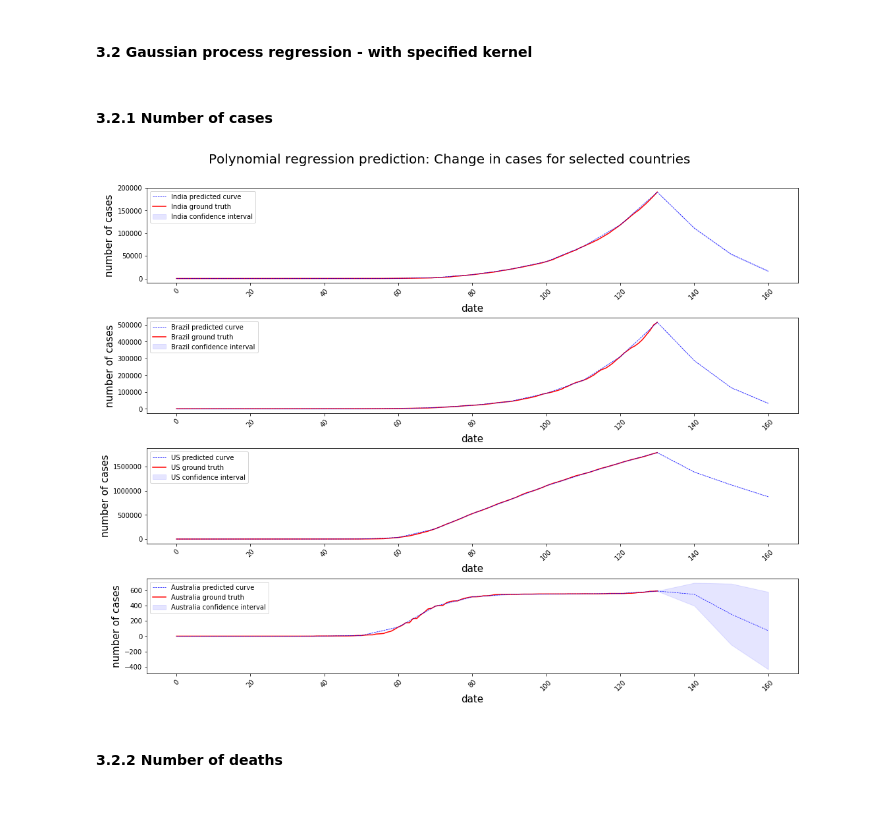
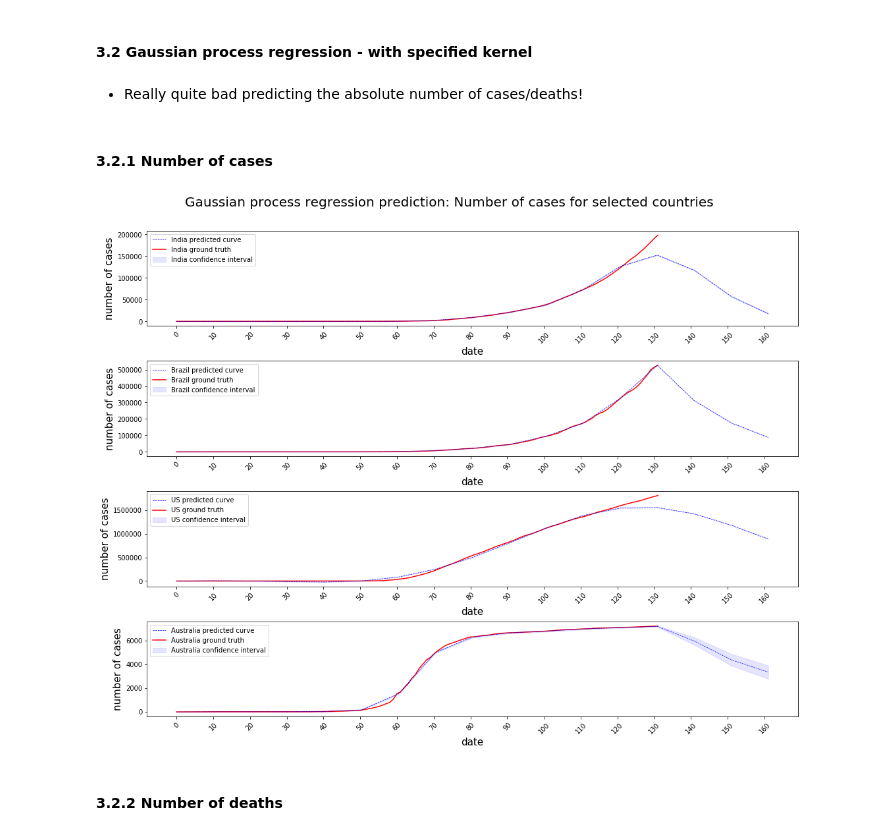
Before and after one commit to j-greggazz/Kaggle, a Jupyter notebook: covid_19/notebooks/Covid 19 comparisons & predictions for selected countries.ipynb, the cells around one changed output. Drawn from its saved outputs; the diff is of its cells as text; code cells hidden in the pictures; blank space fills up the shorter version.

```diff
--- a/covid_19/notebooks/Covid 19 comparisons & predictions for selected countries.ipynb
+++ b/covid_19/notebooks/Covid 19 comparisons & predictions for selected countries.ipynb
@@ -448,7 +451,7 @@ def plotGaussPredictions(df, labels, countryList, pred_window, alphaNoise, kerne
         plt.xticks(rotation=45)
         plt.xlabel("date", size = 15)
         loc = plticker.MultipleLocator(base=10.0) # this locator puts ticks at regular intervals
-        axi.xaxis.set_major_locator(loc)
+        ax.xaxis.set_major_locator(loc)
         plt.ylabel(labels[0], size = 15)
         #plt.title(region, size = 20)
         plt.legend(loc = "upper left")
@@ -457,6 +460,9 @@ def plotGaussPredictions(df, labels, countryList, pred_window, alphaNoise, kerne
     plt.suptitle(labels[1] + " for selected countries", size = 20)
     plt.tight_layout()
     plt.subplots_adjust(left=None, bottom=None, right=None, top=0.92, wspace=None, hspace=None)
+
+def rmsle(ytrue, ypred):
+    return np.sqrt(mean_squared_log_error(ytrue, ypred))
 # %% [markdown]
 #### 1. Update Datasets
 - Run below cell once
@@ -700,28 +706,30 @@ polyPolyRegPrediction(changes_deaths_df, labels, countryList, degreeList, predic
 - Predictions seem a little too optimistic for the US
 # %% [markdown]
 #### 3.2 Gaussian process regression - with specified kernel
+# %% [markdown]
+- Really quite bad predicting the absolute number of cases/deaths!
 # %% [markdown]
 #### 3.2.1 Number of cases
 # %%
 kernels = [
 # 0: Simple Kernel
 ConstantKernel(10.) * RationalQuadratic(length_scale=100., alpha=0.1),
 # 1: Simulate some noise with the high frequency oscillations of the ExpSineSquared kernel
 ConstantKernel(10.) * RationalQuadratic(alpha=0.1, length_scale=100) + ConstantKernel(10.)* ExpSineSquared(length_scale=0.01, periodicity=1001, length_scale_bounds=(0.00001, 1), periodicity_bounds=(1000, 100000))
 ]
 alphaNoise = 0.5
-
-#gpm = GaussianProcessRegressor(kernel=kk, n_restarts_optimizer=3, alpha=alphaNoise)
+countryList = ['India', 'Brazil', 'US', 'Australia']
+labels = ['number of cases', 'Gaussian process regression prediction: Number of cases']
 prediction_window = 30
 kernel = kernels[1]
 filtering = False
 Ts = 1
 order = 6
 cutoff = 0.25
 filterInputs = [filtering, Ts, order, cutoff]
 plotGaussPredictions(conf_df, labels, countryList, prediction_window, alphaNoise, kernel, filterInputs)
 # %% [output]
-[figure, old version]
+[figure, new version]
 # %% [markdown]
 #### 3.2.2 Number of deaths
 # %%
```
Also changed, not shown: parts of 49 cells of this notebook.
